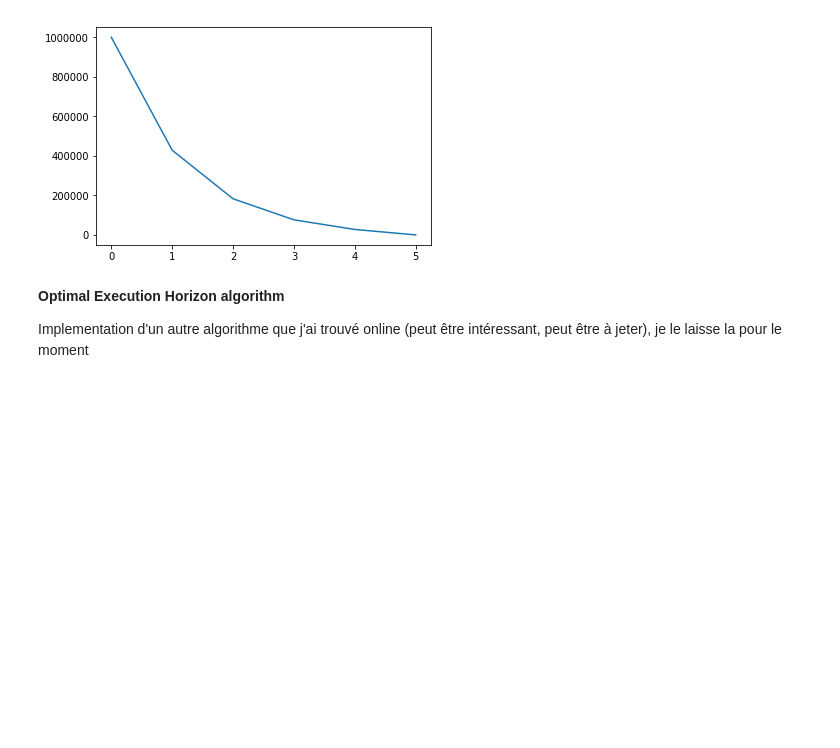
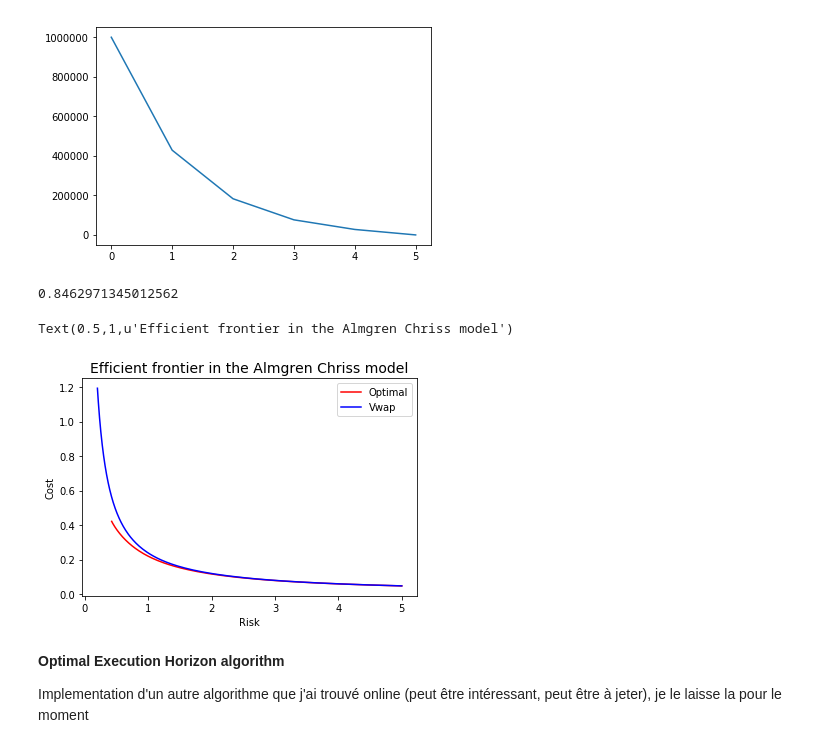
Before and after one commit to maximelefebvre/electronic_markets, a Jupyter notebook: Electronic markets.ipynb, the cells around one changed output. Cells and saved outputs as stored; diff of their text form; code cells hidden in the pictures; blank space fills up the shorter version.

```diff
--- a/Electronic markets.ipynb
+++ b/Electronic markets.ipynb
@@ -526,6 +507,42 @@ trajectory.plot('line')
 # %% [output]
 <matplotlib.axes._subplots.AxesSubplot at 0x...>
 [figure]
+# %%
+def costOpt(kappa, T):
+    return (0.25*kappa/((np.sinh(kappa*T))**2)*(2*kappa*T + np.sinh(2*kappa*T)))
+
+def riskOpt(kappa, T):
+    return (0.25*kappa/((np.sinh(kappa*T))**2)*(-2*kappa*T + np.sinh(2*kappa*T)))
+# %%
+def costVWAP(kappa, T):
+    return (1/T)
+
+def riskVWAP(kappa, T):
+    return ((kappa**2)*T/3)
+# %%
+tau = big_t/big_n
+kappa=derived_params(eta, gamma, tau, lbda, sigma)[1]
+kappa
+# %% [output]
+0.8462971345012562
+# %%
+time = np.linspace(0.2,5, 200)
+
+X= costOpt(kappa,time)
+Y= riskOpt(kappa,time)
+W= costVWAP(kappa,time)
+Z= riskVWAP(kappa,time)
+
+plt.plot(X,Y,label="Optimal",c='r',lw=1.5)
+plt.plot(W,Z,label="Vwap",c='b',lw=1.5)
+
+plt.xlabel("Risk")
+plt.ylabel("Cost")
+plt.legend(loc='best')
+plt.title("Efficient frontier in the Almgren Chriss model", fontsize=14)
+# %% [output]
+Text(0.5,1,u'Efficient frontier in the Almgren Chriss model')
+[figure, added]
 # %% [markdown]
 **Optimal Execution Horizon algorithm**
 
```
Also changed, not shown: parts of 19 cells of this notebook.
